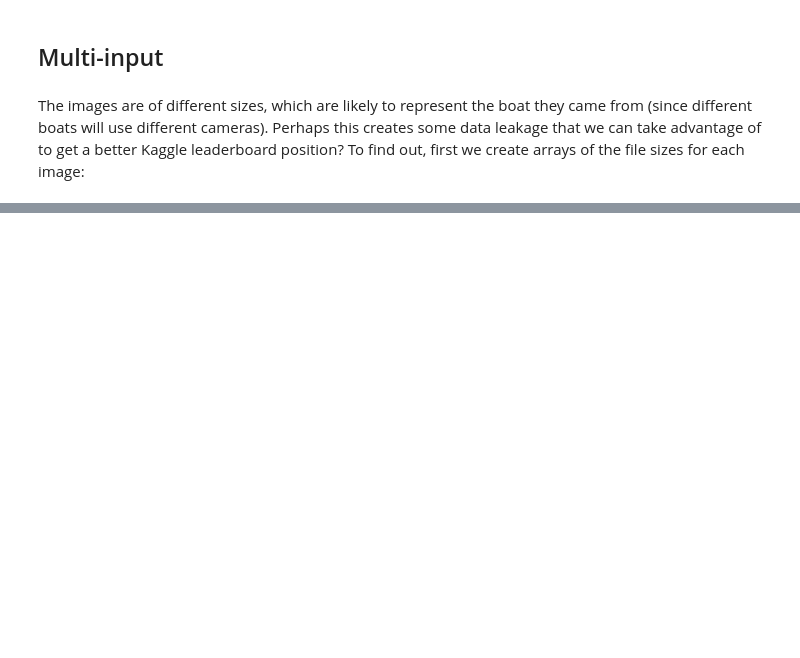
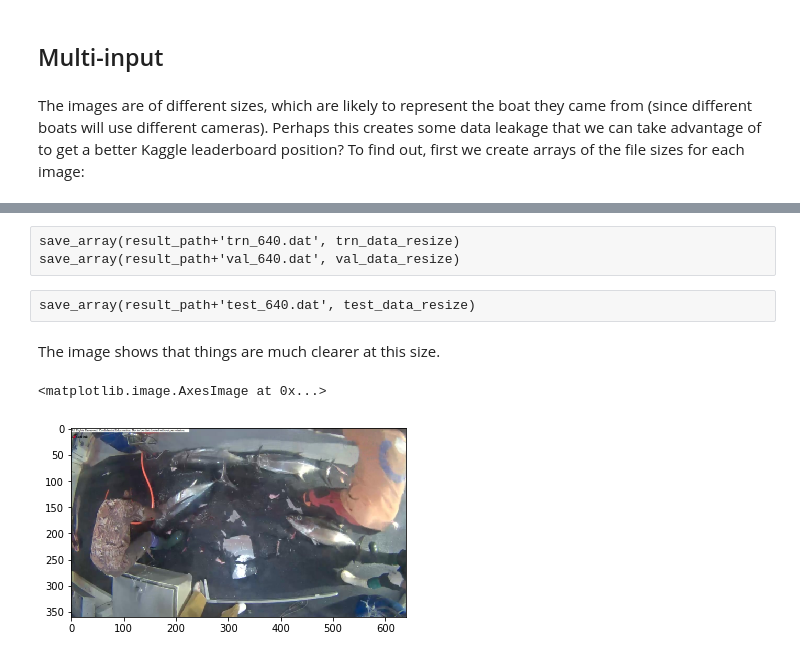
Before and after one commit to tedtang77/kaggle-fish, a Jupyter notebook: lesson7_prac1.ipynb, the cells around one changed output, grey strips where cells are left out. Saved outputs shown, nothing was run; the diff lists cells and outputs as text; code cells hidden in the pictures; blank space fills up the shorter version.

```diff
--- a/lesson7_prac1.ipynb
+++ b/lesson7_prac1.ipynb
@@ -30,7 +30,7 @@ Using TensorFlow backend.
 %cd $DATA_HOME_DIR
 
 #Set path to sample/ path if desired
-path = DATA_HOME_DIR  + '/sample/' # + '/'
+path = DATA_HOME_DIR + '/' # + '/sample/'
 result_path = path + 'results/'
 train_path = path + 'train/'
 valid_path = path + 'valid/'
@@ -183,0 +559,8 @@ The images are of different sizes, which are likely to represent the boat they c
+# %% [raw]
+save_array(result_path+'trn_640.dat', trn_data_resize)
+save_array(result_path+'val_640.dat', val_data_resize)
+# %% [raw]
+save_array(result_path+'test_640.dat', test_data_resize)
+# %%
+trn_data_resize = load_array(result_path+'trn_640.dat')
+val_data_resize = load_array(result_path+'val_640.dat')
@@ -183,0 +569,7 @@ The images are of different sizes, which are likely to represent the boat they c
+# %% [markdown]
+The image shows that things are much clearer at this size.
+# %%
+plt.imshow(np.rollaxis(trn_data_resize[0], 0, 3).astype(np.uint8))
+# %% [output]
+<matplotlib.image.AxesImage at 0x...>
+[figure, added]
```
Also changed, not shown: parts of 189 cells of this notebook, 4 other files.
